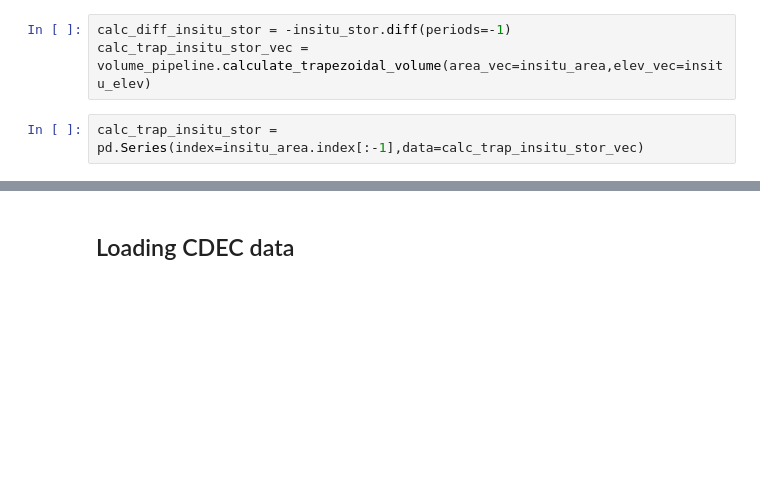
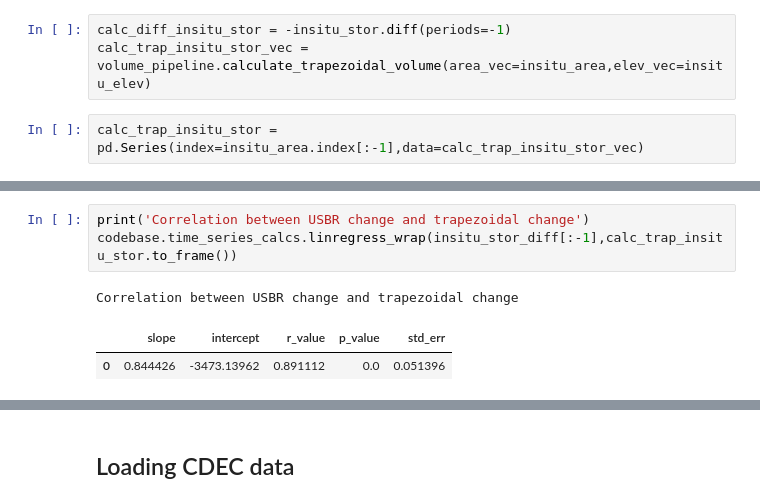
Before and after one commit to ascheliga/CYGNSS-GRACE, a Jupyter notebook: notebooks/exploratory_visualize_insitu.ipynb, the cells around one changed output, grey strips where cells are left out. Saved outputs shown, nothing was run; the diff lists cells and outputs as text; blank space fills up the shorter version.

```diff
--- a/notebooks/exploratory_visualize_insitu.ipynb
+++ b/notebooks/exploratory_visualize_insitu.ipynb
@@ -54,0 +66,7 @@ plt.legend()
+# %%
+print('Correlation between USBR change and trapezoidal change')
+codebase.time_series_calcs.linregress_wrap(insitu_stor_diff[:-1],calc_trap_insitu_stor.to_frame())
+# %% [output]
+Correlation between USBR change and trapezoidal change
+|  | slope | intercept | r_value | p_value | std_err |
+| 0 | 0.844426 | -3473.13962 | 0.891112 | 0.0 | 0.051396 |
```
Also changed, not shown: parts of 4 cells of this notebook.
